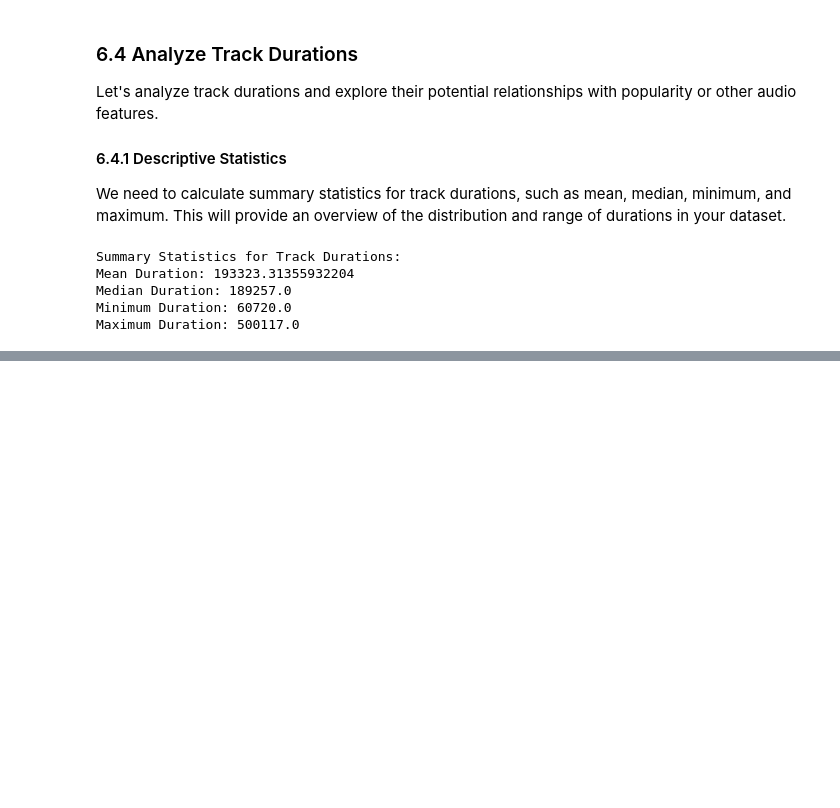
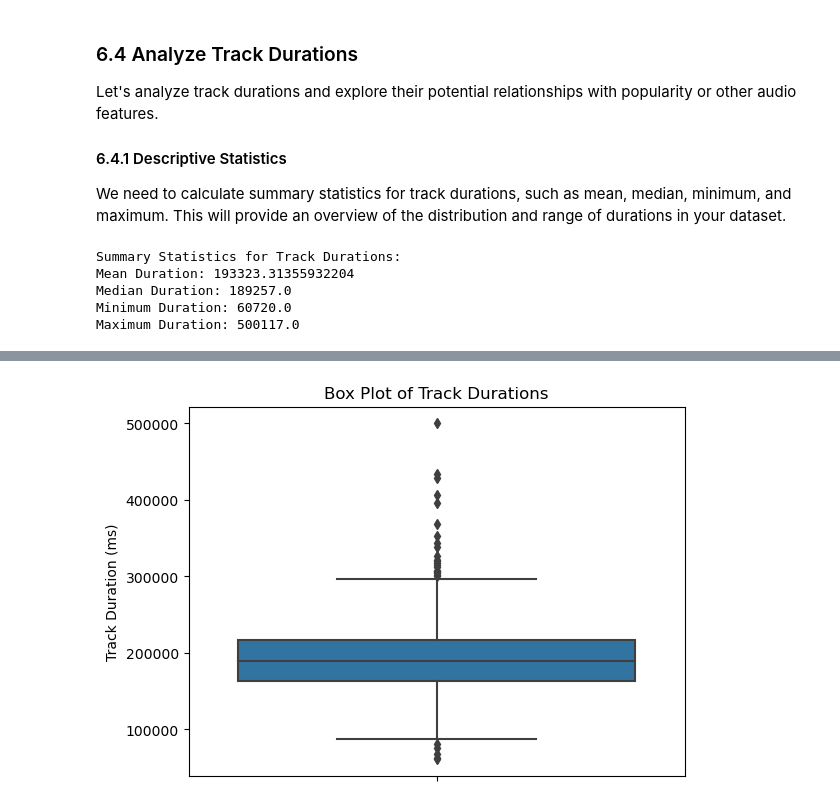
Before and after one commit to aishtomer/Spotifind, a Jupyter notebook: Exploratory Data Analysis of Music Trends on Spotify - Jupyter Notebook.ipynb, the cells around one changed output, grey strips where cells are left out. Saved outputs shown, nothing was run; the diff lists cells and outputs as text; code cells hidden in the pictures; blank space fills up the shorter version.

```diff
--- a/Exploratory Data Analysis of Music Trends on Spotify - Jupyter Notebook.ipynb
+++ b/Exploratory Data Analysis of Music Trends on Spotify - Jupyter Notebook.ipynb
@@ -804,0 +823,8 @@ Maximum Duration: 500117.0
+# %%
+# Creating a box plot of track durations
+sns.boxplot(data=df_track, y='duration_ms')
+plt.ylabel('Track Duration (ms)')
+plt.title('Box Plot of Track Durations')
+plt.show()
+# %% [output]
+[figure, added]
```
Also changed, not shown: parts of 4 cells of this notebook.
